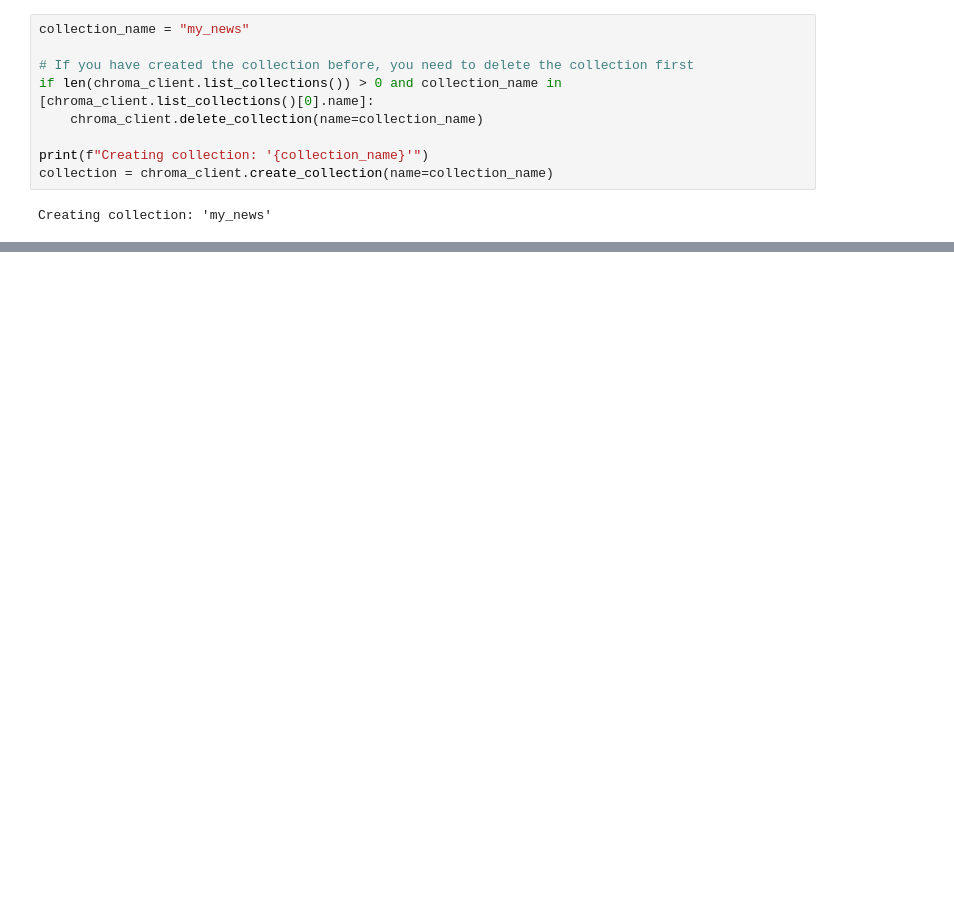
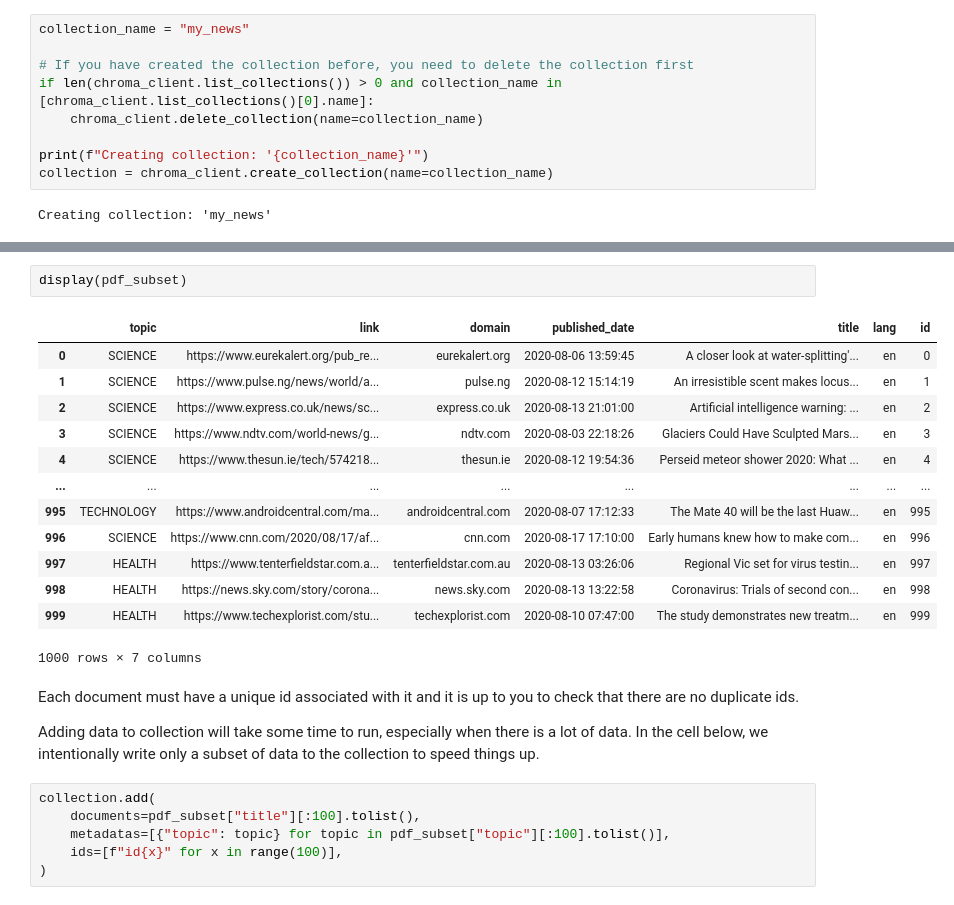
Before and after one commit to ssheeriin/demo_llm, a Jupyter notebook: embedding_VDB_search.ipynb, the cells around one changed output, grey strips where cells are left out. Cells and saved outputs as stored; diff of their text form; blank space fills up the shorter version.

```diff
--- a/embedding_VDB_search.ipynb
+++ b/embedding_VDB_search.ipynb
@@ -144,0 +178,26 @@ Creating collection: 'my_news'
+# %%
+display(pdf_subset)
+# %% [output]
+|  | topic | link | domain | published_date | title | lang | id |
+| 0 | SCIENCE | https://www.eurekalert.org/pub_re... | eurekalert.org | 2020-08-06 13:59:45 | A closer look at water-splitting'... | en | 0 |
+| 1 | SCIENCE | https://www.pulse.ng/news/world/a... | pulse.ng | 2020-08-12 15:14:19 | An irresistible scent makes locus... | en | 1 |
+| 2 | SCIENCE | https://www.express.co.uk/news/sc... | express.co.uk | 2020-08-13 21:01:00 | Artificial intelligence warning: ... | en | 2 |
+| 3 | SCIENCE | https://www.ndtv.com/world-news/g... | ndtv.com | 2020-08-03 22:18:26 | Glaciers Could Have Sculpted Mars... | en | 3 |
+| 4 | SCIENCE | https://www.thesun.ie/tech/574218... | thesun.ie | 2020-08-12 19:54:36 | Perseid meteor shower 2020: What ... | en | 4 |
+| ... | ... | ... | ... | ... | ... | ... | ... |
+| 995 | TECHNOLOGY | https://www.androidcentral.com/ma... | androidcentral.com | 2020-08-07 17:12:33 | The Mate 40 will be the last Huaw... | en | 995 |
+| 996 | SCIENCE | https://www.cnn.com/2020/08/17/af... | cnn.com | 2020-08-17 17:10:00 | Early humans knew how to make com... | en | 996 |
+| 997 | HEALTH | https://www.tenterfieldstar.com.a... | tenterfieldstar.com.au | 2020-08-13 03:26:06 | Regional Vic set for virus testin... | en | 997 |
+| 998 | HEALTH | https://news.sky.com/story/corona... | news.sky.com | 2020-08-13 13:22:58 | Coronavirus: Trials of second con... | en | 998 |
+| 999 | HEALTH | https://www.techexplorist.com/stu... | techexplorist.com | 2020-08-10 07:47:00 | The study demonstrates new treatm... | en | 999 |
+1000 rows × 7 columns
+# %% [markdown]
+Each document must have a unique id associated with it and it is up to you to check that there are no duplicate ids.
+
+Adding data to collection will take some time to run, especially when there is a lot of data. In the cell below, we intentionally write only a subset of data to the collection to speed things up.
+# %%
+collection.add(
+    documents=pdf_subset["title"][:100].tolist(),
+    metadatas=[{"topic": topic} for topic in pdf_subset["topic"][:100].tolist()],
+    ids=[f"id{x}" for x in range(100)],
+)
```
Also changed, not shown: parts of 27 cells of this notebook, 4 other files.
